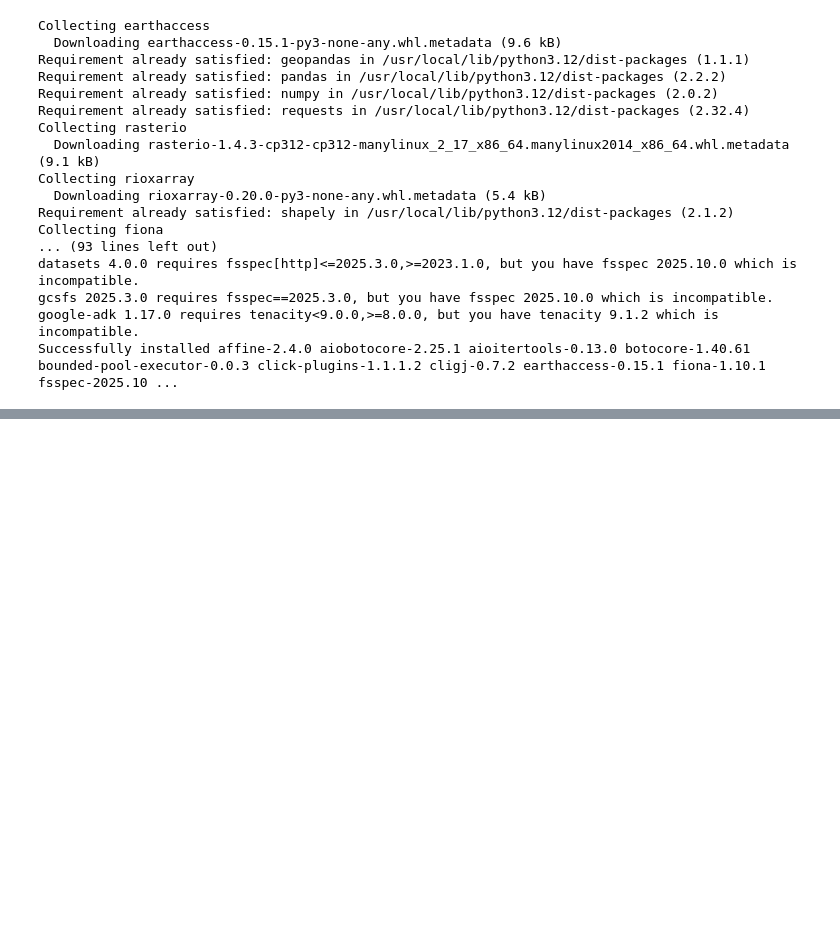
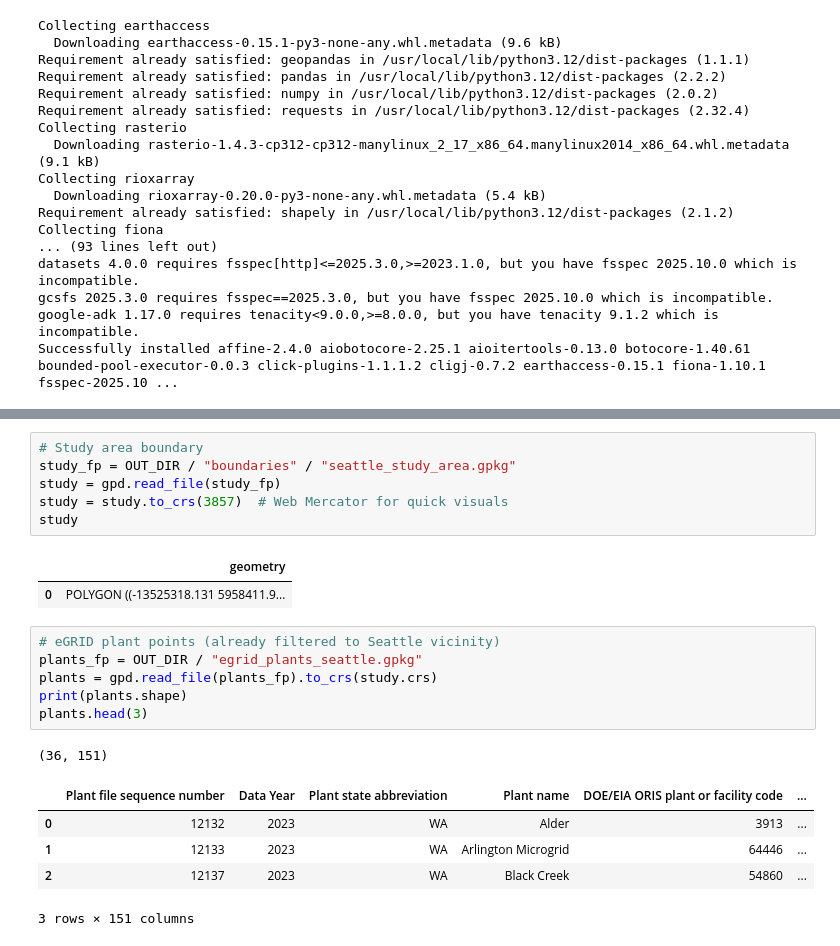
Before and after one commit to Letrus/Seattle-Urban-Heat-Island-Project, a Jupyter notebook: EDA.ipynb, the cells around one changed output, grey strips where cells are left out. Saved outputs shown, nothing was run; the diff lists cells and outputs as text; blank space fills up the shorter version.

```diff
--- a/EDA.ipynb
+++ b/EDA.ipynb
@@ -22,0 +519,22 @@ Successfully installed affine-2.4.0 aiobotocore-2.25.1 aioitertools-0.13.0 botoc
+# %%
+# Study area boundary
+study_fp = OUT_DIR / "boundaries" / "seattle_study_area.gpkg"
+study = gpd.read_file(study_fp)
+study = study.to_crs(3857)  # Web Mercator for quick visuals
+study
+# %% [output]
+|  | geometry |
+| 0 | POLYGON ((-13525318.131 5958411.9... |
+# %%
+# eGRID plant points (already filtered to Seattle vicinity)
+plants_fp = OUT_DIR / "egrid_plants_seattle.gpkg"
+plants = gpd.read_file(plants_fp).to_crs(study.crs)
+print(plants.shape)
+plants.head(3)
+# %% [output]
+(36, 151)
+|  | Plant file sequence number | Data Year | Plant state abbreviation | Plant name | DOE/EIA ORIS plant or facility code | ... |
+| 0 | 12132 | 2023 | WA | Alder | 3913 | ... |
+| 1 | 12133 | 2023 | WA | Arlington Microgrid | 64446 | ... |
+| 2 | 12137 | 2023 | WA | Black Creek | 54860 | ... |
+3 rows × 151 columns
```
Also changed, not shown: parts of 14 cells of this notebook.
